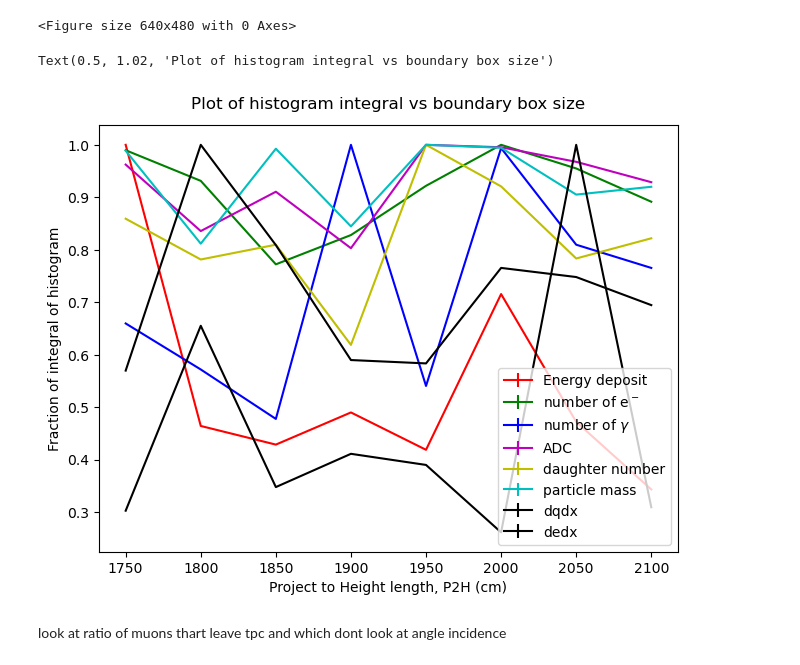
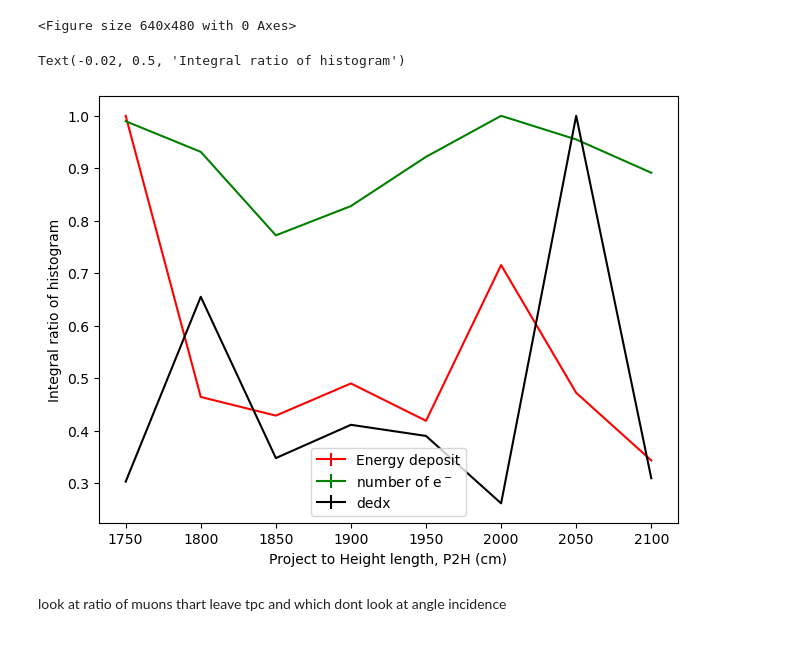
Before and after one commit to PINKTAIGAH/SHP, a Jupyter notebook: uproot_test/charge_P2H.ipynb, the cells around one changed output. Drawn from its saved outputs; the diff is of its cells as text; code cells hidden in the pictures.

Commit message:
changes plots for report

```diff
--- a/uproot_test/charge_P2H.ipynb
+++ b/uproot_test/charge_P2H.ipynb
@@ -369,21 +369,21 @@ integral_dedx= np.average(np.array(integral_dedx), axis=0)
 # %%
 plt.errorbar(P2H_area, integral_Edep/max(integral_Edep), yerr=e_integral_Edep,  c= 'r', label='Energy deposit')
 plt.errorbar(P2H_area, integral_nele/max(integral_nele), yerr=e_integral_nele, c= 'g', label=r'number of e$^-$')
-plt.errorbar(P2H_area, integral_npho/max(integral_npho), yerr=e_integral_npho, c= 'b', label=r'number of $\gamma$')
-plt.errorbar(P2H_area, integral_ADC/max(integral_ADC), yerr=e_integral_ADC, c= 'm', label='ADC')
-plt.errorbar(P2H_area, integral_daughter/max(integral_daughter), yerr=e_integral_daughter, c= 'y', label='daughter number')
-plt.errorbar(P2H_area, integral_mass/max(integral_mass), yerr=e_integral_mass,c= 'c', label='particle mass')
-plt.errorbar(P2H_area, integral_dqdx/max(integral_dqdx), yerr=e_integral_dqdx,c= 'k', label='dqdx')
+# plt.errorbar(P2H_area, integral_npho/max(integral_npho), yerr=e_integral_npho, c= 'b', label=r'number of $\gamma$')
+# plt.errorbar(P2H_area, integral_ADC/max(integral_ADC), yerr=e_integral_ADC, c= 'm', label='ADC')
+# plt.errorbar(P2H_area, integral_daughter/max(integral_daughter), yerr=e_integral_daughter, c= 'y', label='daughter number')
+# plt.errorbar(P2H_area, integral_mass/max(integral_mass), yerr=e_integral_mass,c= 'c', label='particle mass')
+# plt.errorbar(P2H_area, integral_dqdx/max(integral_dqdx), yerr=e_integral_dqdx,c= 'k', label='dqdx')
 plt.errorbar(P2H_area, integral_dedx/max(integral_dedx), yerr=e_integral_dedx,c= 'k', label='dedx')
 plt.legend( )
 plt.tight_layout()
 # axs[1][0].ticklabel_format(style='sci', axis='x', scilimits=(0,0))
 plt.xlabel(r'Project to Height length, P2H (cm)', y=-0.05)
-plt.ylabel('Fraction of integral of histogram', x=-0.02)
-plt.title('Plot of histogram integral vs boundary box size', y=1.02)
+plt.ylabel('Integral ratio of histogram', x=-0.02)
+# plt.title('Plot of histogram integral vs boundary box size', y=1.02)
 # %% [output]
-Text(0.5, 1.02, 'Plot of histogram integral vs boundary box size')
+Text(-0.02, 0.5, 'Integral ratio of histogram')
-[figure, old version]
+[figure, new version]
 # %% [markdown]
 look at ratio of muons thart leave tpc and which dont
 look at angle incidence
```
Also changed, not shown: parts of 2 cells of this notebook, 5 other files.
